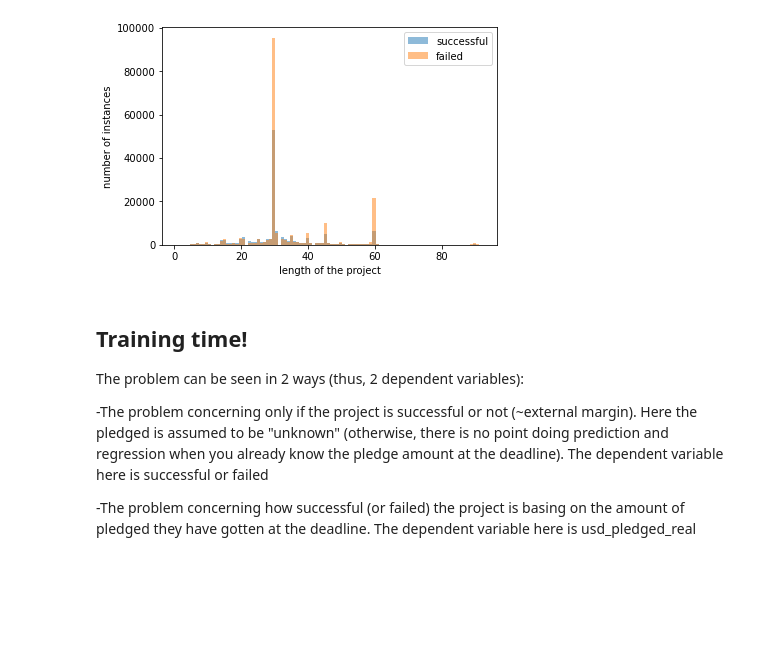
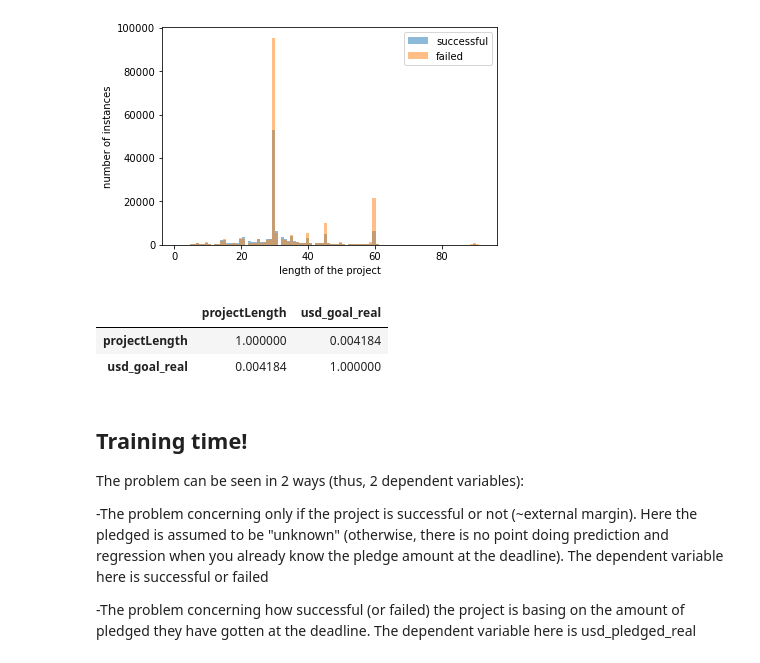
Before and after one commit to Tinaisha/ECON705-Project, a Jupyter notebook: mainPart1.ipynb, the cells around one changed output. Cells and saved outputs as stored; diff of their text form; code cells hidden in the pictures; blank space fills up the shorter version.

```diff
--- a/mainPart1.ipynb
+++ b/mainPart1.ipynb
@@ -457,6 +457,12 @@ plt.legend()
 plt.show()
 # %% [output]
 [figure]
+# %%
+df[['projectLength','usd_goal_real']].corr()
+# %% [output]
+|  | projectLength | usd_goal_real |
+| projectLength | 1.000000 | 0.004184 |
+| usd_goal_real | 0.004184 | 1.000000 |
 # %% [markdown]
 ## Training time!
 
```
Also changed, not shown: 1 other file.
